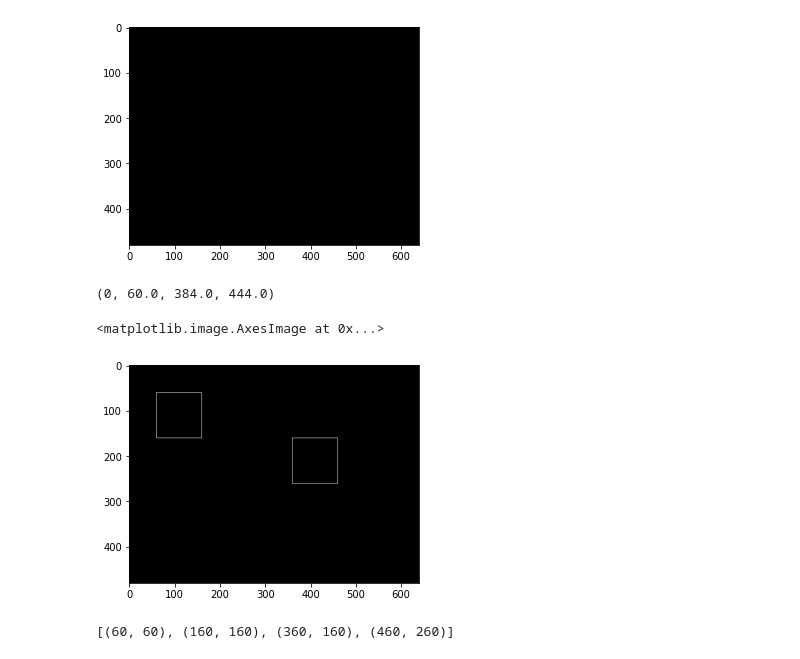
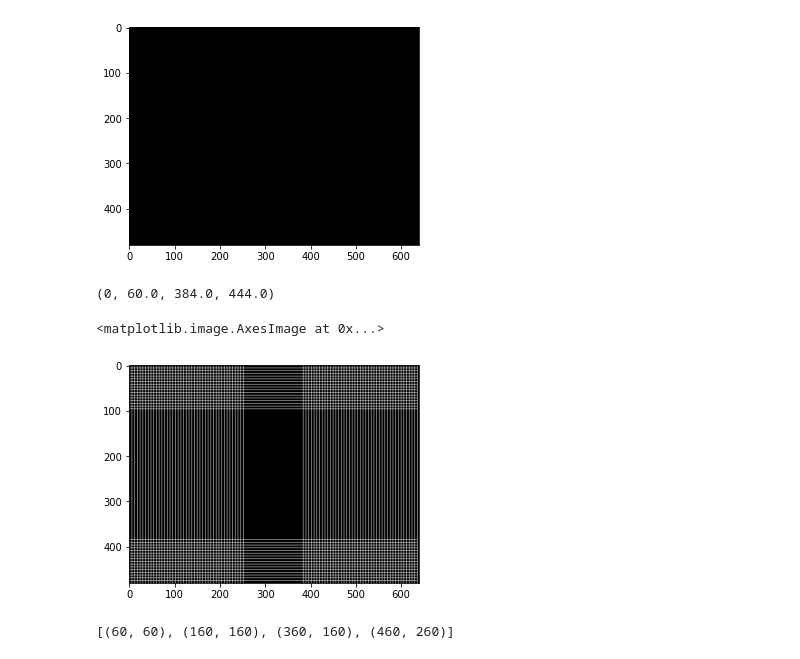
Before and after one commit to thenhz/imagecrop, a Jupyter notebook: generate_candidate_crops.ipynb, the cells around one changed output. Drawn from its saved outputs; the diff is of its cells as text; code cells hidden in the pictures.

```diff
--- a/generate_candidate_crops.ipynb
+++ b/generate_candidate_crops.ipynb
@@ -89,29 +89,29 @@ def make_crop_coordinates(image):
 # %%
 from PIL import ImageFont, ImageDraw, ImageEnhance
 
 
 pil_im = Image.new('RGB', (n, m))
 np_im = np.asarray(pil_im)
 print(make_crop_coordinates(np_im)[10])
 
 draw = ImageDraw.Draw(pil_im)
 
-#for bbox in make_crop_coordinates(np_im):
-#    draw.rectangle(((bbox[0], bbox[1]), (bbox[2], bbox[3])),  outline="white")
+for bbox in make_crop_coordinates(np_im):
+    draw.rectangle(((bbox[0], bbox[1]), (bbox[2], bbox[3])),  outline="white")
 
 rect1_1 = (60, 60)
 rect1_2 = (160, 160)
 
 rect2_1 = (360, 160)
 rect2_2 = (460, 260)
-draw.rectangle((rect1_1, rect1_2),  outline="white")
-draw.rectangle((rect2_1, rect2_2),  outline="white")
+#draw.rectangle((rect1_1, rect1_2),  outline="white")
+#draw.rectangle((rect2_1, rect2_2),  outline="white")
 
 imshow(np.asarray(pil_im))
 # %% [output]
 (0, 60.0, 384.0, 444.0)
 <matplotlib.image.AxesImage at 0x...>
-[figure, old version]
+[figure, new version]
 # %%
 hull = [rect1_1, rect1_2,rect2_1, rect2_2]
 print(hull)
```
Also changed, not shown: 1 other file.
